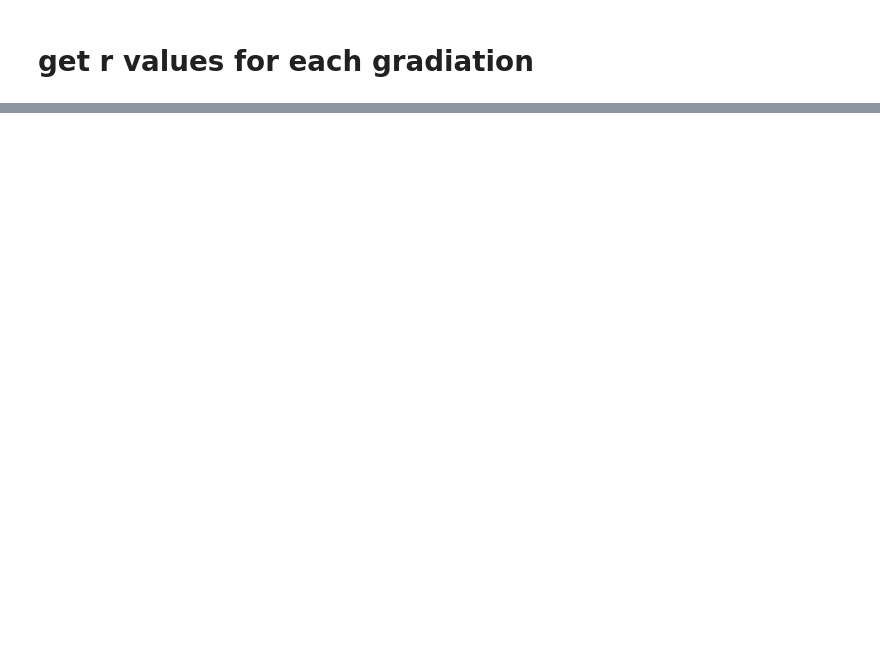
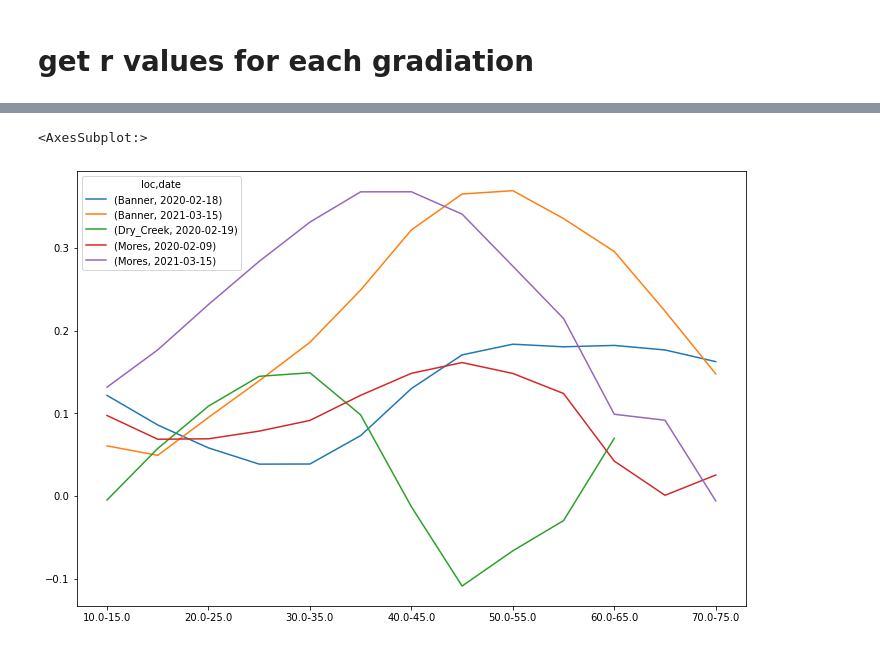
Before and after one commit to ZachHoppinen/uavsar-validation, a Jupyter notebook: src/play/lidar.ipynb, the cells around one changed output, grey strips where cells are left out. Drawn from its saved outputs; the diff is of its cells as text; code cells hidden in the pictures; blank space fills up the shorter version.

Commit message:
lidar r2 csvs

```diff
--- a/src/play/lidar.ipynb
+++ b/src/play/lidar.ipynb
@@ -199,0 +113,16 @@ KeyboardInterrupt:
+# %%
+import numpy as np
+import pandas as pd
+import xarray as xr
+import rioxarray as rxa
+from tqdm import tqdm
+
+from pathlib import Path
+from stats import get_stats, clean_xs_ys
+
+df = pd.read_csv('/Users/zachkeskinen/Documents/uavsar-validation/results/lidar-rs/slope.csv', index_col=['stat', 'loc','date'])
+
+df.loc[('r')].T.rolling(3).mean().plot(figsize = (12,8))
+# %% [output]
+<AxesSubplot:>
+[figure, added]
```
Also changed, not shown: parts of 2 cells of this notebook, 2 other files.
